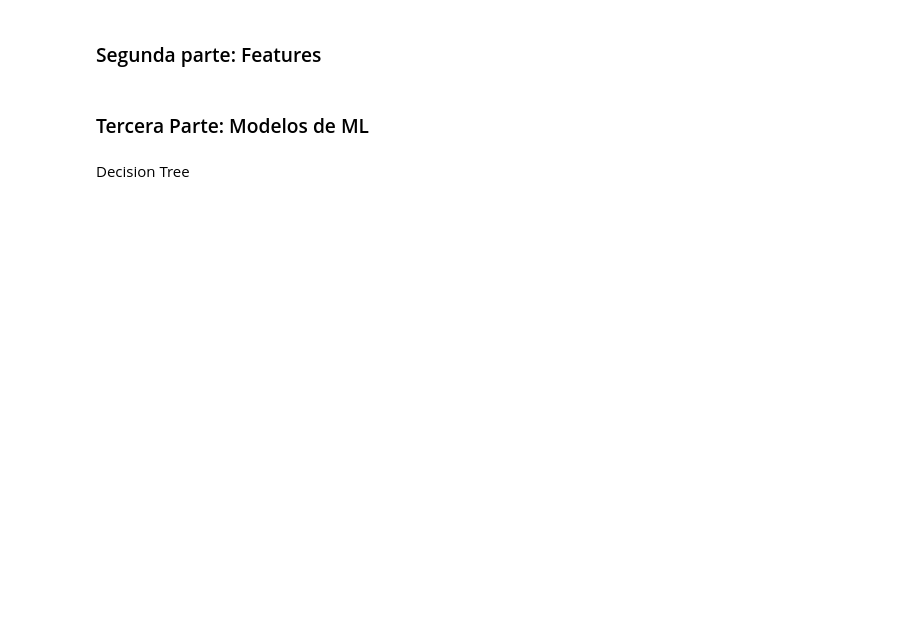
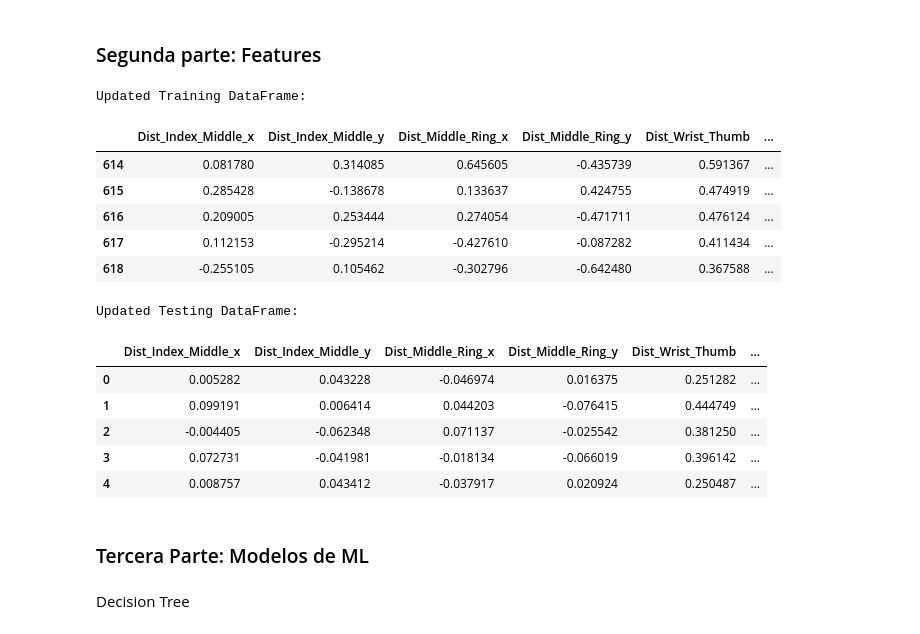
Before and after one commit to DiogoFabricioAG/Pull-Test, a Jupyter notebook: DCCachipun/DCCachipun.ipynb, the cells around one changed output. Cells and saved outputs as stored; diff of their text form; code cells hidden in the pictures; blank space fills up the shorter version.

```diff
--- a/DCCachipun/DCCachipun.ipynb
+++ b/DCCachipun/DCCachipun.ipynb
@@ -178,3 +216,24 @@ imprimir_landmarks("test","paper","nasmi_347.png")
+# %%
+print("Updated Training DataFrame:")
+display(df_train_features[df_train_features["label"] == "scissors"].head())
+
+print("\nUpdated Testing DataFrame:")
+display(df_test_features.head())
+# %% [output]
+Updated Training DataFrame:
+|  | Dist_Index_Middle_x | Dist_Index_Middle_y | Dist_Middle_Ring_x | Dist_Middle_Ring_y | Dist_Wrist_Thumb | ... |
+| 614 | 0.081780 | 0.314085 | 0.645605 | -0.435739 | 0.591367 | ... |
+| 615 | 0.285428 | -0.138678 | 0.133637 | 0.424755 | 0.474919 | ... |
+| 616 | 0.209005 | 0.253444 | 0.274054 | -0.471711 | 0.476124 | ... |
+| 617 | 0.112153 | -0.295214 | -0.427610 | -0.087282 | 0.411434 | ... |
+| 618 | -0.255105 | 0.105462 | -0.302796 | -0.642480 | 0.367588 | ... |
+Updated Testing DataFrame:
+|  | Dist_Index_Middle_x | Dist_Index_Middle_y | Dist_Middle_Ring_x | Dist_Middle_Ring_y | Dist_Wrist_Thumb | ... |
+| 0 | 0.005282 | 0.043228 | -0.046974 | 0.016375 | 0.251282 | ... |
+| 1 | 0.099191 | 0.006414 | 0.044203 | -0.076415 | 0.444749 | ... |
+| 2 | -0.004405 | -0.062348 | 0.071137 | -0.025542 | 0.381250 | ... |
+| 3 | 0.072731 | -0.041981 | -0.018134 | -0.066019 | 0.396142 | ... |
+| 4 | 0.008757 | 0.043412 | -0.037917 | 0.020924 | 0.250487 | ... |
 # %% [markdown]
 ### Tercera Parte: Modelos de ML
 # %% [markdown]
```
Also changed, not shown: parts of 7 cells of this notebook.
